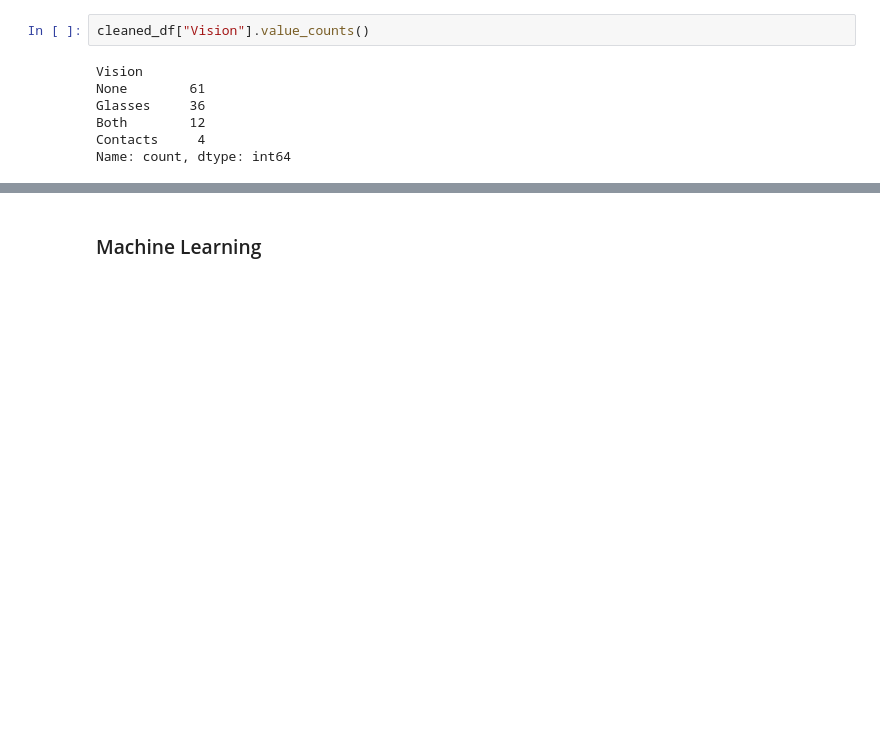
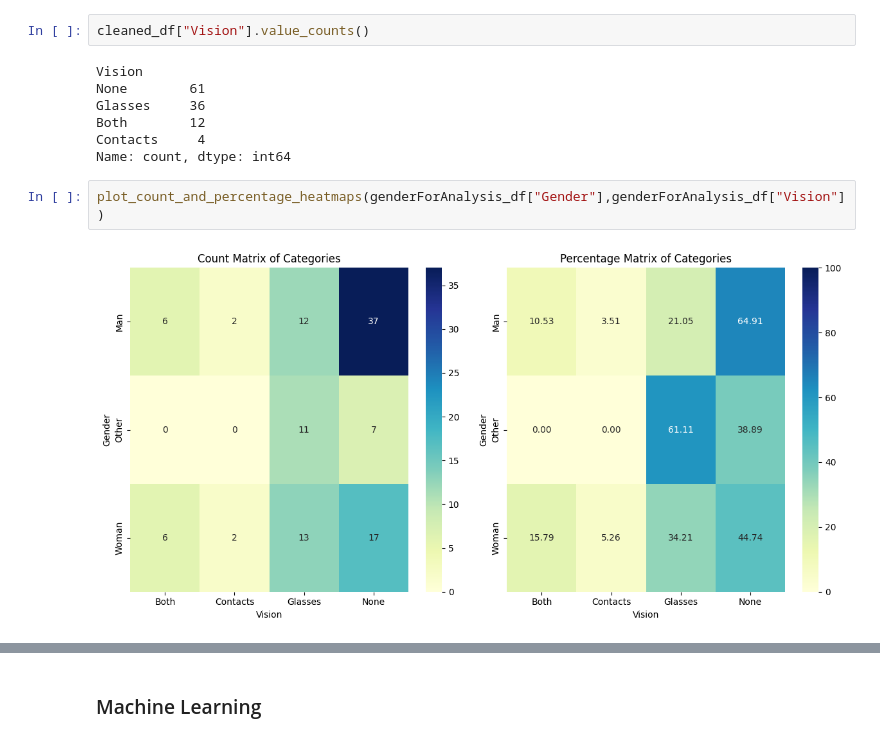
Before and after one commit to sevenwwu/sevenwwu.github.io, a Jupyter notebook: Data Science 311 Findings.ipynb, the cells around one changed output, grey strips where cells are left out. Drawn from its saved outputs; the diff is of its cells as text; blank space fills up the shorter version.

Commit message:
updated exploratory analysis

```diff
--- a/Data Science 311 Findings.ipynb
+++ b/Data Science 311 Findings.ipynb
@@ -540,3 +540,7 @@ Glasses     36
 Both        12
 Contacts     4
 Name: count, dtype: int64
+# %%
+plot_count_and_percentage_heatmaps(genderForAnalysis_df["Gender"],genderForAnalysis_df["Vision"])
+# %% [output]
+[figure, added]
```
Also changed, not shown: parts of 6 cells of this notebook.
